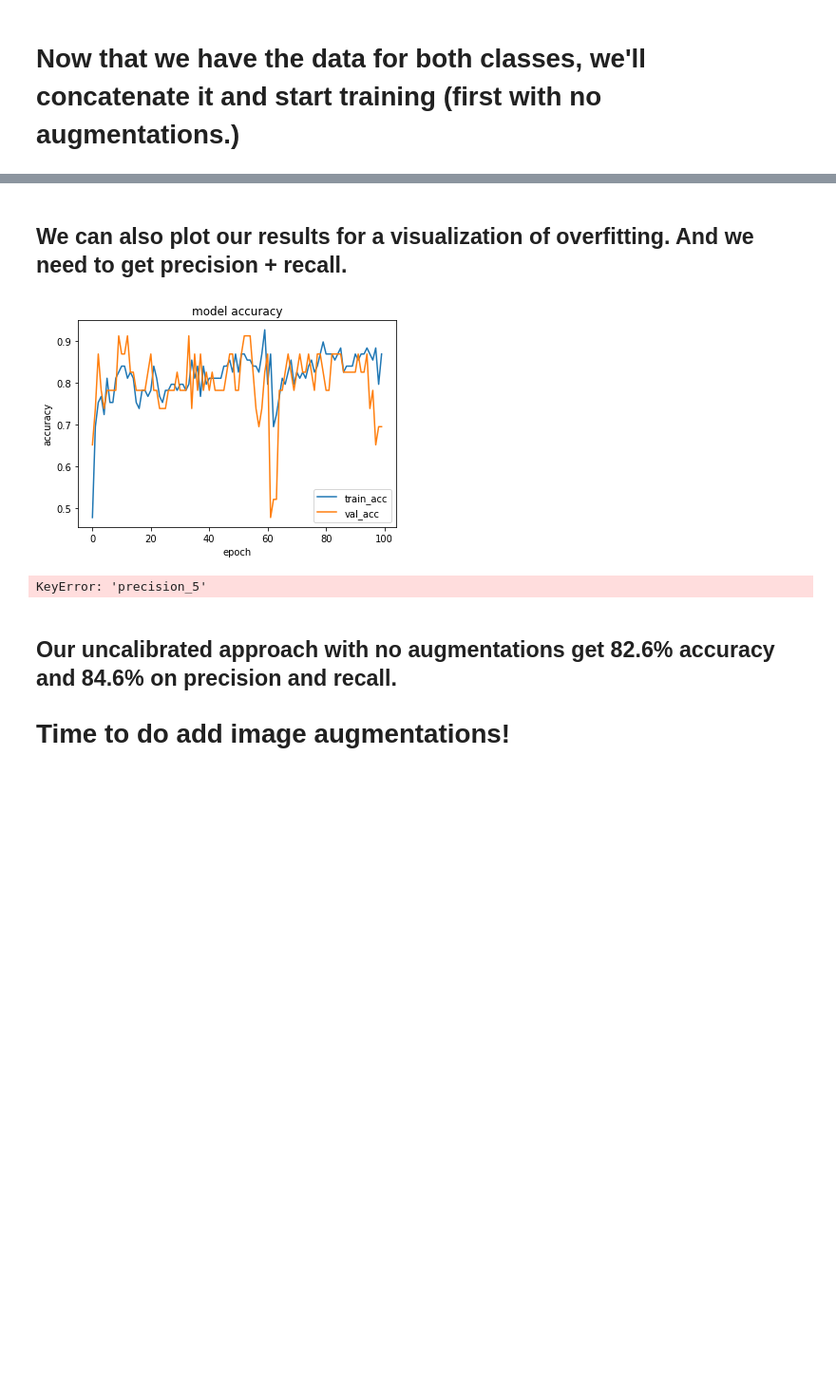
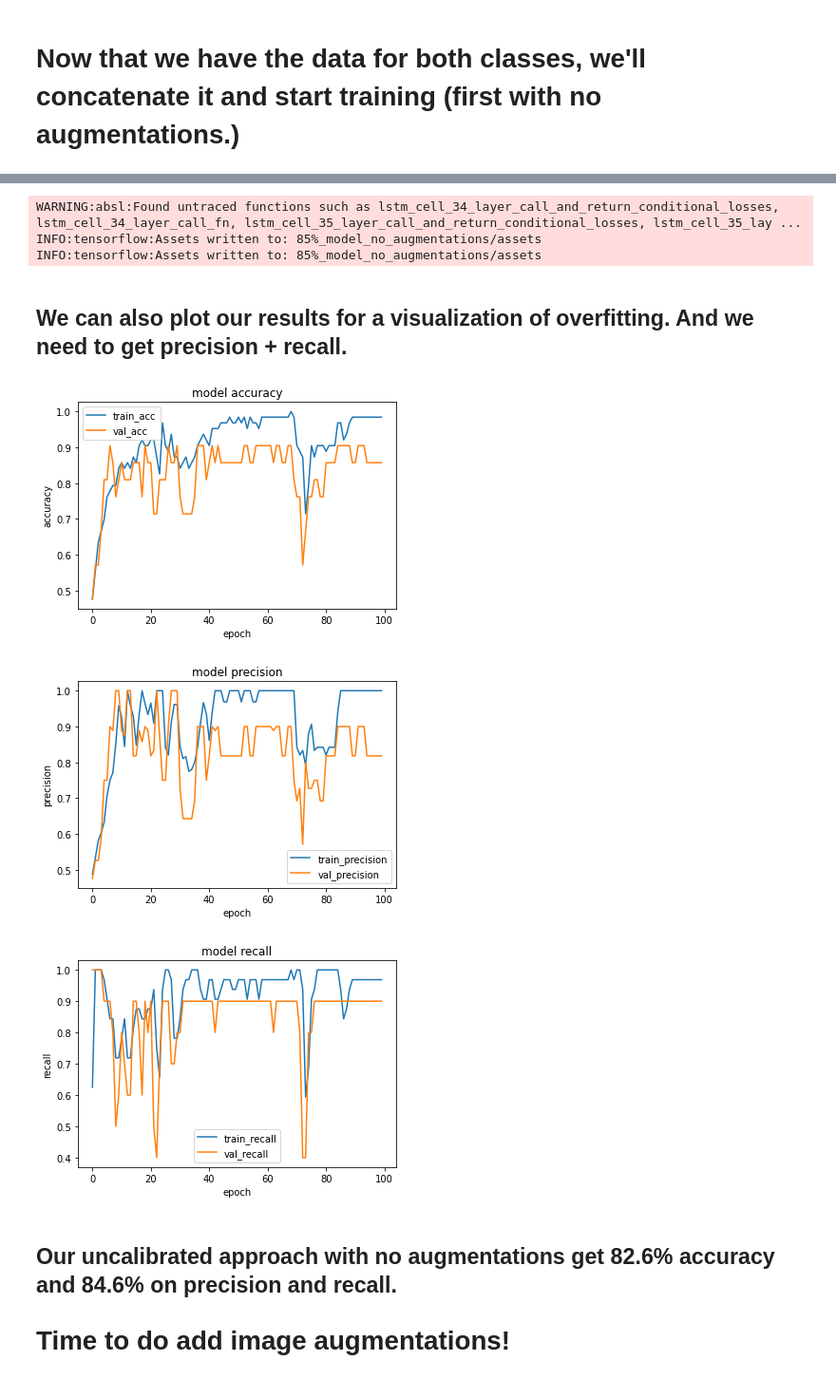
Before and after one commit to anish-lakkapragada/Hand-Classification-For-Autism-Diagnosis, a Jupyter notebook: Hand Flapping Classifier.ipynb, the cells around one changed output, grey strips where cells are left out. Shown: that part at 95% size. Cells and saved outputs as stored; diff of their text form; code cells hidden in the pictures; blank space fills up the shorter version.

```diff
--- a/Hand Flapping Classifier.ipynb
+++ b/Hand Flapping Classifier.ipynb
@@ -367,7 +367,7 @@ for hand_flap_video in os.listdir("behavior_data/headbanging"):
 # %%
 from PIL import Image as im
 import mediapipe as mp
-def hand_locations(frame, min_detection_confidence = 0.2, min_tracking_confidence = 0.2):
+def hand_locations(frame, min_detection_confidence = 0.5, min_tracking_confidence = 0.5):
     hands = mp.solutions.hands.Hands(min_detection_confidence=min_detection_confidence, min_tracking_confidence=min_tracking_confidence) # MAKE SURE THIS IS ALL GOOD
     results = hands.process(frame.astype('uint8'))
     X_locations = [0] * 42 # use 0 as default if the class is not there
@@ -392,7 +392,7 @@ CONTROL_VIDEOS = []
 
 NUM_KEEP = 100
 
-for video_name in os.listdir('behavior_data/armflapping'):
+for video_name in tqdm(os.listdir('behavior_data/armflapping')):
     cap = cv2.VideoCapture('behavior_data/armflapping/' + video_name)
     FRAMES = [] # frames for this video
     while True:
@@ -402,24 +402,19 @@ for video_name in os.listdir('behavior_data/armflapping'):
         image = cv2.cvtColor(image, cv2.COLOR_BGR2RGB)
         locs = hand_locations(image)
 
-
         FRAMES.append(locs)
     if len(FRAMES) >= NUM_KEEP and np.sum(np.array(FRAMES)) > 0:
         # ignore any .DS_Store files
         ARMFLAPPING_VIDEOS.append(np.array(FRAMES))
 
-    print("on a new video!")
-
 ARMFLAPPING_LABELS = np.ones(len(ARMFLAPPING_VIDEOS))
 
-for video_name in os.listdir('behavior_data/control'):
+for video_name in tqdm(os.listdir('behavior_data/control')):
     cap = cv2.VideoCapture('behavior_data/control/' + video_name)
     FRAMES = [] # frames for this video
     while True:
         _, image = cap.read()
         if not _ : break
-
-        image = cv2.cvtColor(image, cv2.COLOR_BGR2RGB)
 
         image = cv2.cvtColor(image, cv2.COLOR_BGR2RGB)
         locs = hand_locations(image)
@@ -429,6 +424,5 @@ for video_name in os.listdir('behavior_data/control'):
     if len(FRAMES) >= NUM_KEEP and np.sum(np.array(FRAMES)) > 0:
         CONTROL_VIDEOS.append(np.array(FRAMES))
 
-    print("continuing on")
 
 CONTROL_LABELS = np.zeros(len(CONTROL_VIDEOS))
@@ -526,8 +503,7 @@ tf.config.run_functions_eagerly(True)
 
 model = tf.keras.models.Sequential([
     tf.keras.layers.LSTM(64, return_sequences = True),
-    tf.keras.layers.LSTM(128, return_sequences = True),
-    tf.keras.layers.LSTM(256, return_sequences = False),
+    tf.keras.layers.LSTM(128, return_sequences = False),
     tf.keras.layers.Dense(128, activation = "relu"),
     tf.keras.layers.Dense(1, activation = "sigmoid")
 ])
@@ -556,3 +532,9 @@ Epoch 100/100
+# %%
+model.save("85%_model_no_augmentations")
+# %% [output]
+WARNING:absl:Found untraced functions such as lstm_cell_34_layer_call_and_return_conditional_losses, lstm_cell_34_layer_call_fn, lstm_cell_35_layer_call_and_return_conditional_losses, lstm_cell_35_lay ...
+INFO:tensorflow:Assets written to: 85%_model_no_augmentations/assets
+INFO:tensorflow:Assets written to: 85%_model_no_augmentations/assets
 # %% [markdown]
 ## We can also plot our results for a visualization of overfitting. And we need to get precision + recall.
 # %%
@@ -583,36 +565,37 @@ def plot(history, num = None):
         plt.ylabel('recall')
         plt.xlabel('epoch')
         plt.legend()
         plt.show()
     else:
         plt.plot(history.history['accuracy'], label = "train_acc")
         plt.plot(history.history['val_accuracy'], label = "val_acc")
         plt.title('model accuracy')
         plt.ylabel('accuracy')
         plt.xlabel('epoch')
         plt.legend()
         plt.show()
 
         plt.plot(history.history[f'precision'], label = "train_precision")
         plt.plot(history.history[f'val_precision'], label = "val_precision")
         plt.title('model precision')
         plt.ylabel('precision')
         plt.xlabel('epoch')
         plt.legend()
         plt.show()
 
         plt.plot(history.history[f'recall'], label = "train_recall")
         plt.plot(history.history[f'val_recall'], label = "val_recall")
         plt.title('model recall')
         plt.ylabel('recall')
         plt.xlabel('epoch')
         plt.legend()
         plt.show()
 
-plot(history, num = 5)
+plot(history, num = 12)
 # %% [output]
-[figure, old version]
+[figure, new version]
-KeyError: 'precision_5'
+[figure, added]
+[figure, added]
 # %% [markdown]
 ## Our uncalibrated approach with no augmentations get 82.6% accuracy and 84.6% on precision and recall.
 # Time to do add image augmentations!
```
Also changed, not shown: parts of 21 cells of this notebook, 16 other files.
